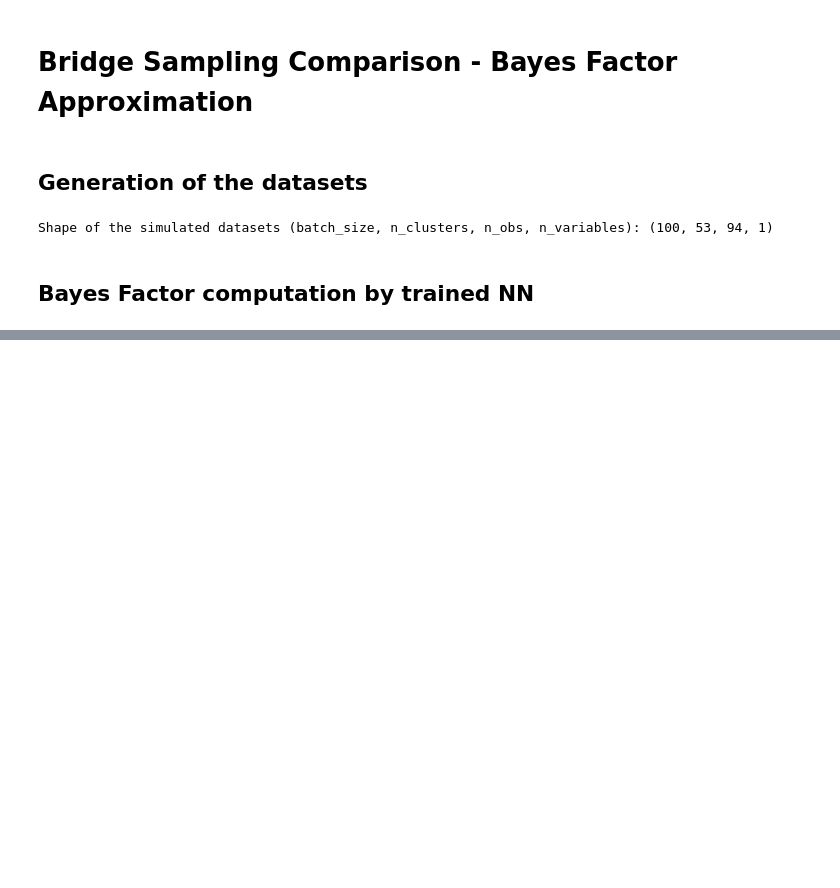
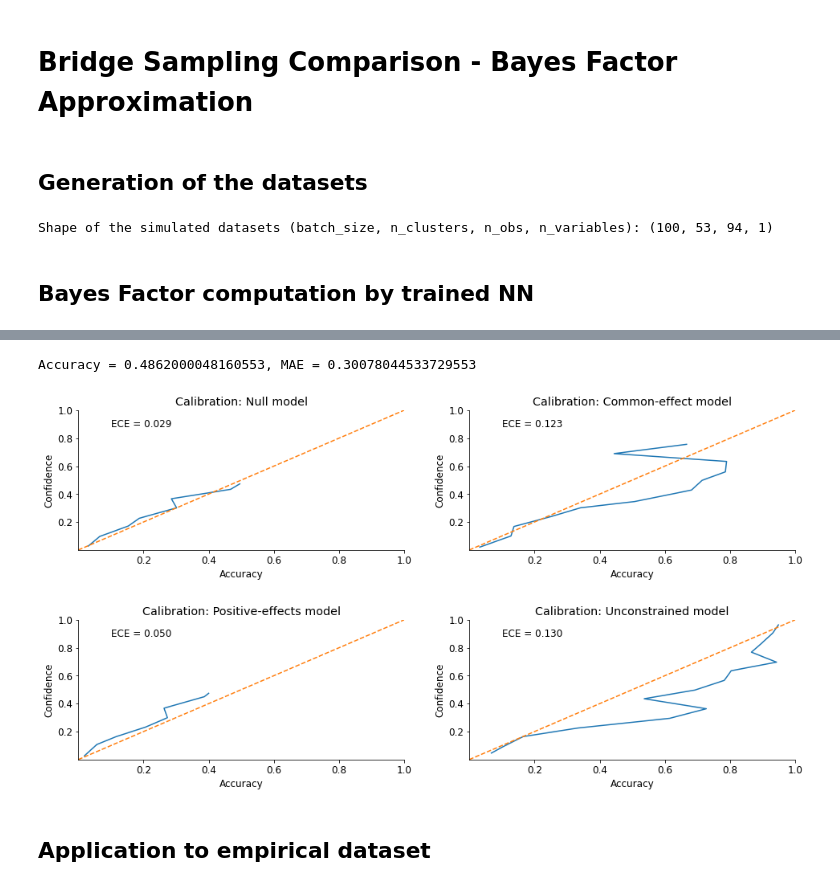
Before and after one commit to elseml/DeepHierarchicalModelComparison, a Jupyter notebook: Python code/Deep_Hierarchical_Model_Comparison.ipynb, the cells around one changed output, grey strips where cells are left out. Saved outputs shown, nothing was run; the diff lists cells and outputs as text; code cells hidden in the pictures; blank space fills up the shorter version.

Commit message:
added application to truth effect data

```diff
--- a/Python code/Deep_Hierarchical_Model_Comparison.ipynb
+++ b/Python code/Deep_Hierarchical_Model_Comparison.ipynb
@@ -105,7 +105,7 @@ def plot_confusion_matrix(m_true, m_pred, model_names, ax, normalize=True,
     ax.set_title('Confusion Matrix')
 
 
-def plot_calibration_curve(m_true, m_pred, n_bins, ax):
+def plot_calibration_curve(m_true, m_pred, n_bins, ax, title='Calibration'):
     """Helper function to plot calibration curve and ece."""
 
     prob_true, prob_pred = calibration_curve(m_true, m_pred, n_bins=n_bins)
@@ -123,7 +123,7 @@ def plot_calibration_curve(m_true, m_pred, n_bins, ax):
                         verticalalignment='center',
                         transform=ax.transAxes,
                         size=12)
-    ax.set_title('Calibration')
+    ax.set_title(title)
     sns.despine(ax=ax)
 
 
@@ -511,7 +511,7 @@ class BinaryTruthSimulator:
         prior_g_beta = 1/np.random.gamma(2**2)
 
         # Final priors for linear model (additional to theta_i)
-        mu = np.random.normal(0, 1) # Grand mean intercept # just standard-normal instead of Jeffreys prior as we don't have sigma anymore
+        mu = np.random.normal(0, 1) # Grand mean intercept / standard-normal instead of Jeffreys prior as we don't have sigma anymore
         alpha_i = np.random.normal(0, prior_g_alpha, size=n_clusters) # Person-specific intercept
         beta = np.random.normal(0, prior_g_beta) # Effect of factual truth of statement
         return mu, alpha_i, beta, theta_i
@@ -523,6 +523,7 @@ class BinaryTruthSimulator:
 
         Arguments:
         params : list -- parameters sampled from prior
+        n_clusters : int -- number of higher order clusters that the observations are nested in
         n_obs  : int -- number of observations per cluster
         """
 
@@ -1116,0 +1159,34 @@ comparison_results.to_csv(os.path.join(comparison_folder, filename), index = Fal
+# %%
+# Validation
+n_val = 5000
+val_data = simulator(n_val)
+probs = model(val_data["X"])
+true_models = tf.one_hot(val_data["m"], depth=4)
+# %%
+accuracy = tf.reduce_sum(tf.cast(tf.argmax(probs, axis=1) == val_data["m"], tf.float32))/5000
+mae = mean_absolute_error(true_models,probs)
+print('Accuracy = {}, MAE = {}'.format(accuracy, mae))
+# %% [output]
+Accuracy = 0.4862000048160553, MAE = 0.30078044533729553
+# %%
+# Plot calibration curves
+
+fig, axarr = plt.subplots(2, 2, figsize=(16, 8))
+n_cal_bins = 15
+plt.subplots_adjust(hspace = .5)
+pos1 = [0,0,1,1]
+pos2 = [0,1,0,1]
+titles = ['Calibration: Null model',
+          'Calibration: Common-effect model',
+          'Calibration: Positive-effects model',
+          'Calibration: Unconstrained model',]
+
+for m in range(4):
+    m_true = true_models[:,m]
+    m_soft = probs[:,m]
+    plot_calibration_curve(m_true, m_soft, n_cal_bins,
+                           axarr[pos1[m], pos2[m]], title=titles[m])
+# %% [output]
+[figure, added]
+# %% [markdown]
+## Application to empirical dataset
```
Also changed, not shown: parts of 13 cells of this notebook, 1 other file.
